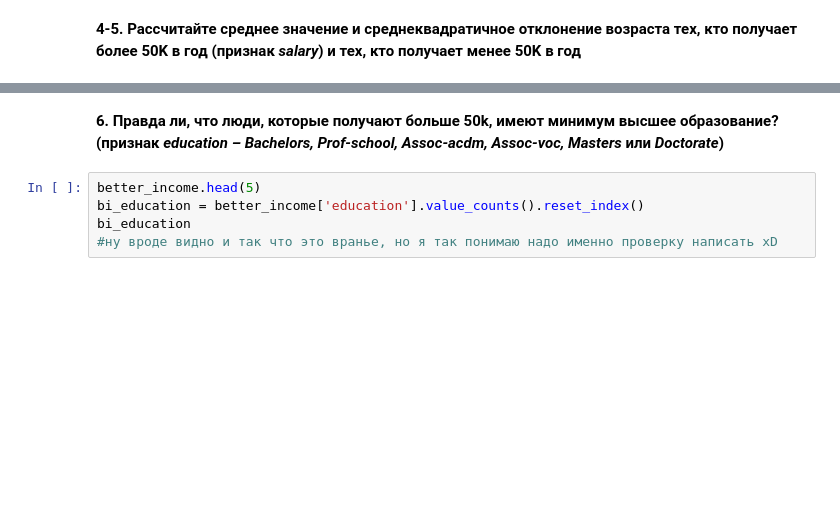
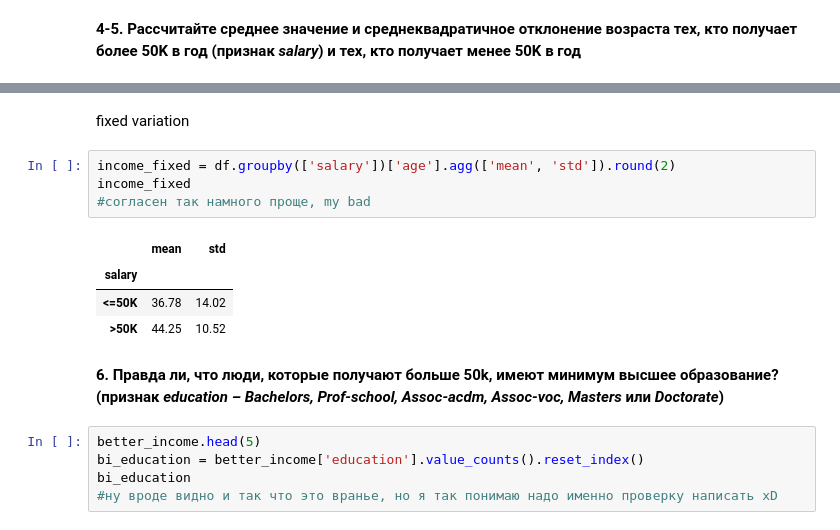
Before and after one commit to TiltSpirit/de_trainee, a Jupyter notebook: assignment_pandas.ipynb, the cells around one changed output, grey strips where cells are left out. Drawn from its saved outputs; the diff is of its cells as text; blank space fills up the shorter version.

```diff
--- a/assignment_pandas.ipynb
+++ b/assignment_pandas.ipynb
@@ -92,6 +100,17 @@ Salary <=50K:
 
 Salary >50K:
  Average age: 44.25      Standart agedeviation: 10.52
+# %% [markdown]
+fixed variation
+# %%
+income_fixed = df.groupby(['salary'])['age'].agg(['mean', 'std']).round(2)
+income_fixed
+#согласен так намного проще, my bad
+# %% [output]
+|  | mean | std |
+| salary |  |  |
+| <=50K | 36.78 | 14.02 |
+| >50K | 44.25 | 10.52 |
 # %% [markdown]
 **6. Правда ли, что люди, которые получают больше 50k, имеют минимум высшее образование? (признак *education – Bachelors, Prof-school, Assoc-acdm, Assoc-voc, Masters* или *Doctorate*)**
 # %%
```
Also changed, not shown: parts of 24 cells of this notebook.
